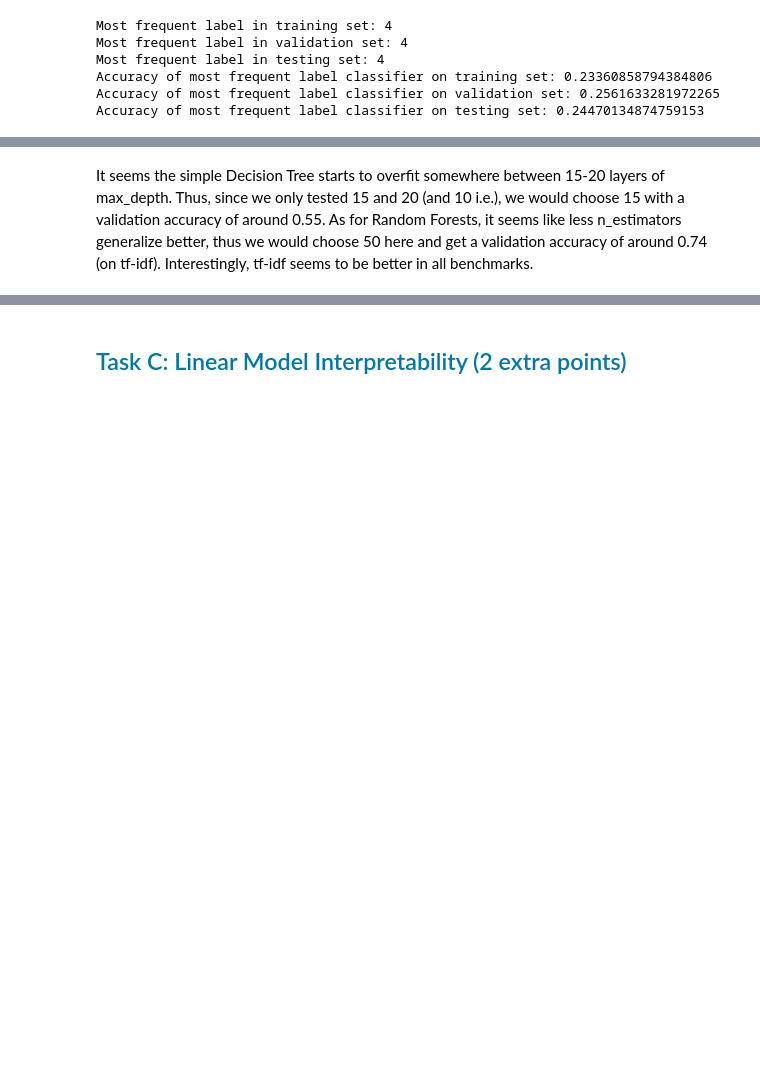
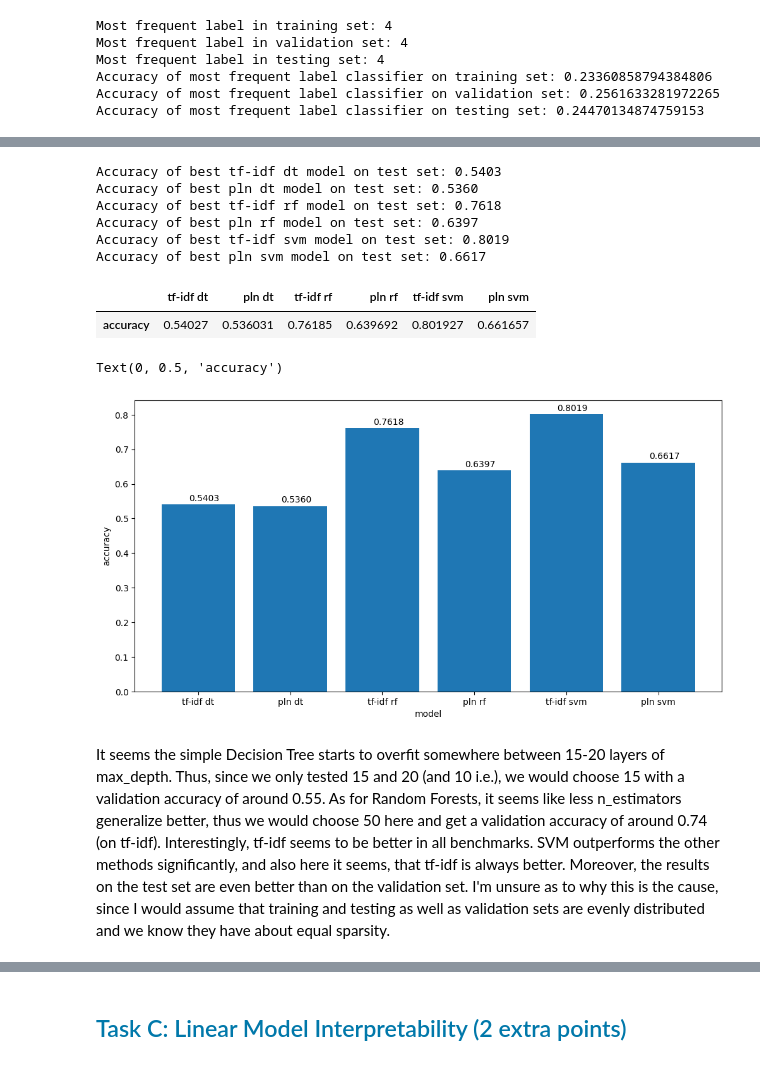
Before and after one commit to th3lias/Natural-Language-Processing, a Jupyter notebook: Assignment 1/Assignment1.ipynb, the cells around one changed output, grey strips where cells are left out. Cells and saved outputs as stored; diff of their text form; code cells hidden in the pictures; blank space fills up the shorter version.

```diff
--- a/Assignment 1/Assignment1.ipynb
+++ b/Assignment 1/Assignment1.ipynb
@@ -511,2 +585,47 @@ Best model for pivoted length normalization has n_estimators=50 and an accuracy
+# %%
+# try the best models on the test set
+pred_test_tf_idf_dt = current_best_model_tf_idf_dt[0].predict(tf_idf_test[:, :-1])
+pred_test_pln_dt = current_best_model_pln_dt[0].predict(pln_test[:, :-1])
+pred_test_tf_idf_rf = current_best_model_tf_idf_rf[0].predict(tf_idf_test[:, :-1])
+pred_test_pln_rf = current_best_model_pln_rf[0].predict(pln_test[:, :-1])
+pred_test_tf_idf_svm = current_best_model_tf_idf_svm[0].predict(tf_idf_test[:, :-1])
+pred_test_pln_svm = current_best_model_pln_svm[0].predict(pln_test[:, :-1])
+
+
+print(f"Accuracy of best tf-idf dt model on test set: {accuracy_score(tf_idf_test[:, -1].astype(int), pred_test_tf_idf_dt):.4f}")
+print(f"Accuracy of best pln dt model on test set: {accuracy_score(pln_test[:, -1].astype(int), pred_test_pln_dt):.4f}")
+print(f"Accuracy of best tf-idf rf model on test set: {accuracy_score(tf_idf_test[:, -1].astype(int), pred_test_tf_idf_rf):.4f}")
+print(f"Accuracy of best pln rf model on test set: {accuracy_score(pln_test[:, -1].astype(int), pred_test_pln_rf):.4f}")
+print(f"Accuracy of best tf-idf svm model on test set: {accuracy_score(tf_idf_test[:, -1].astype(int), pred_test_tf_idf_svm):.4f}")
+print(f"Accuracy of best pln svm model on test set: {accuracy_score(pln_test[:, -1].astype(int), pred_test_pln_svm):.4f}")
+# %% [output]
+Accuracy of best tf-idf dt model on test set: 0.5403
+Accuracy of best pln dt model on test set: 0.5360
+Accuracy of best tf-idf rf model on test set: 0.7618
+Accuracy of best pln rf model on test set: 0.6397
+Accuracy of best tf-idf svm model on test set: 0.8019
+Accuracy of best pln svm model on test set: 0.6617
+# %%
+table = pd.DataFrame(columns=["tf-idf dt", "pln dt", "tf-idf rf", "pln rf", "tf-idf svm", "pln svm"], index=["accuracy"])
+table.iloc[0, 0] = accuracy_score(tf_idf_test[:, -1].astype(int), pred_test_tf_idf_dt)
+table.iloc[0, 1] = accuracy_score(pln_test[:, -1].astype(int), pred_test_pln_dt)
+table.iloc[0, 2] = accuracy_score(tf_idf_test[:, -1].astype(int), pred_test_tf_idf_rf)
+table.iloc[0, 3] = accuracy_score(pln_test[:, -1].astype(int), pred_test_pln_rf)
+table.iloc[0, 4] = accuracy_score(tf_idf_test[:, -1].astype(int), pred_test_tf_idf_svm)
+table.iloc[0, 5] = accuracy_score(pln_test[:, -1].astype(int), pred_test_pln_svm)
+table
+# %% [output]
+|  | tf-idf dt | pln dt | tf-idf rf | pln rf | tf-idf svm | pln svm |
+| accuracy | 0.54027 | 0.536031 | 0.76185 | 0.639692 | 0.801927 | 0.661657 |
+# %%
+plt.figure(figsize=(12, 6))
+plt.bar(table.columns, table.iloc[0])
+for i, v in enumerate(table.iloc[0]):
+    plt.text(i-0.1, v+0.01, f"{v:.4f}")
+plt.xlabel("model")
+plt.ylabel("accuracy")
+# %% [output]
+Text(0, 0.5, 'accuracy')
+[figure, added]
 # %% [markdown]
-It seems the simple Decision Tree starts to overfit somewhere between 15-20 layers of max_depth. Thus, since we only tested 15 and 20 (and 10 i.e.), we would choose 15 with a validation accuracy of around 0.55. As for Random Forests, it seems like less n_estimators generalize better, thus we would choose 50 here and get a validation accuracy of around 0.74 (on tf-idf). Interestingly, tf-idf seems to be better in all benchmarks.
+It seems the simple Decision Tree starts to overfit somewhere between 15-20 layers of max_depth. Thus, since we only tested 15 and 20 (and 10 i.e.), we would choose 15 with a validation accuracy of around 0.55. As for Random Forests, it seems like less n_estimators generalize better, thus we would choose 50 here and get a validation accuracy of around 0.74 (on tf-idf). Interestingly, tf-idf seems to be better in all benchmarks. SVM outperforms the other methods significantly, and also here it seems, that tf-idf is always better. Moreover, the results on the test set are even better than on the validation set. I'm unsure as to why this is the cause, since I would assume that training and testing as well as validation sets are evenly distributed and we know they have about equal sparsity.
```
Also changed, not shown: parts of 15 cells of this notebook.
